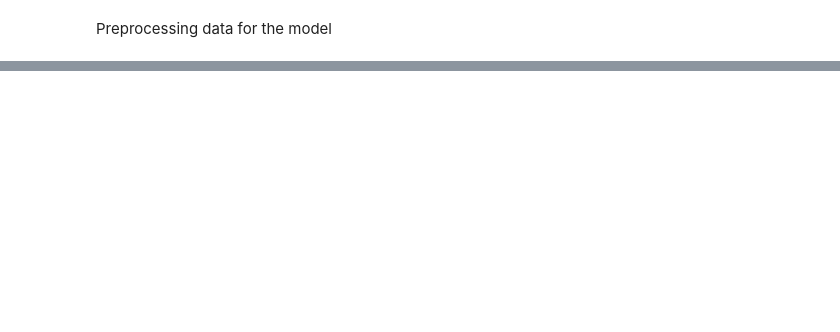
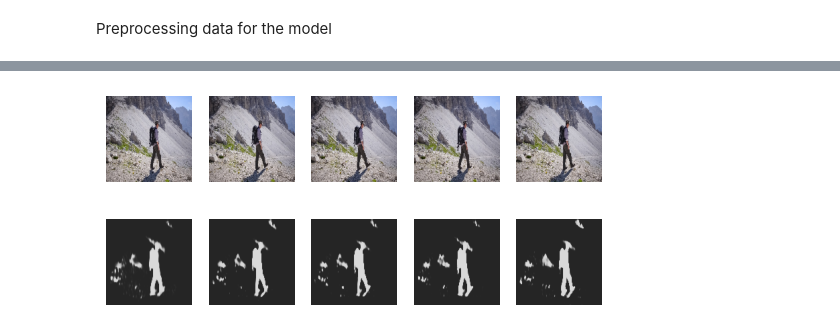
Before and after one commit to vivaansinghvi07/visenet, a Jupyter notebook: main.ipynb, the cells around one changed output, grey strips where cells are left out. Saved outputs shown, nothing was run; the diff lists cells and outputs as text; code cells hidden in the pictures; blank space fills up the shorter version.

```diff
--- a/main.ipynb
+++ b/main.ipynb
@@ -83,4 +85,4 @@ plot_model(model, show_shapes=True, expand_nested=True, dpi=60)
 # %%
-model.fit_generator(video_data_generator(), steps_per_epoch=8, epochs=5)
+model.fit(video_data_generator(), steps_per_epoch=100, epochs=5)
 # %% [output]
 Epoch 1/5
@@ -96,12 +98 @@ Epoch 5/5
 <keras.src.callbacks.History at 0x...>
-# %%
-for video, _ in video_data_generator():
-    mask = model.predict([video])
-
-    example_vid = (video[0][16] * 255).astype(np.uint8)
-    example_mask = (mask[0][16] * 255).astype(np.uint8)
-
-    print(*mask[0][16])
-
-    imshow(example_vid)
-    imshow(example_mask)
@@ -107,0 +112,21 @@ for video, _ in video_data_generator():
+# %%
+NUM_DISPLAYED = 5
+for video, _ in video_data_generator():
+    mask = model.predict(video)
+
+    figure, axis = plt.subplots(2, NUM_DISPLAYED)
+    plt.subplots_adjust(hspace=-0.5)
+    for i in range(NUM_DISPLAYED):
+        example_vid = (video[0][i] * 255).astype(np.uint8)
+        example_mask = (mask[0][i] > 0.5).astype(np.uint8) * 255
+        raw_mask = (mask[0][i] * 255).astype(np.uint8)
+
+        axis[0, i].axis('off')
+        axis[0, i].imshow(cv2.cvtColor(example_vid, cv2.COLOR_BGR2RGB))
+        axis[1, i].axis('off')
+        axis[1, i].imshow(cv2.cvtColor(raw_mask, cv2.COLOR_BGR2RGB))
+
+    plt.show()
+
+    break
+# %% [output]
@@ -107,0 +134 @@ for video, _ in video_data_generator():
+[figure, added]
```
Also changed, not shown: parts of 7 cells of this notebook.
